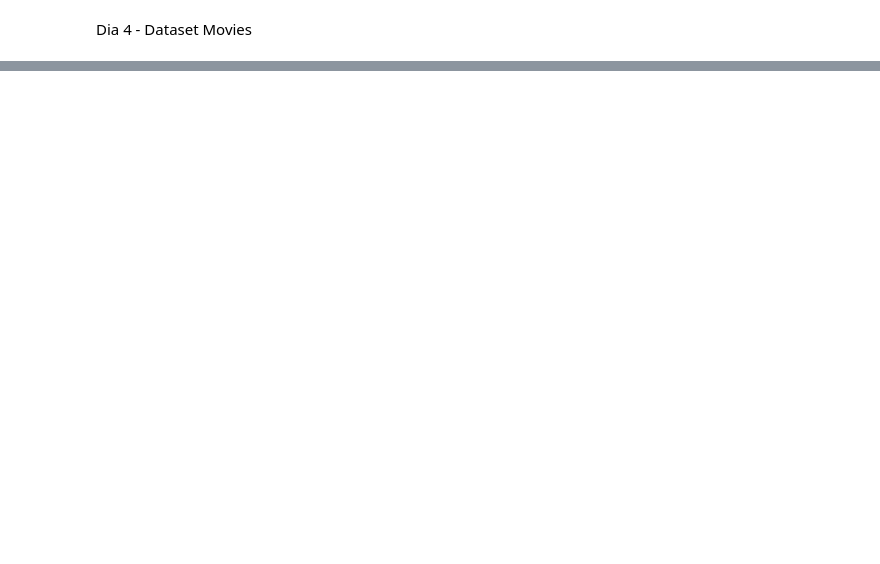
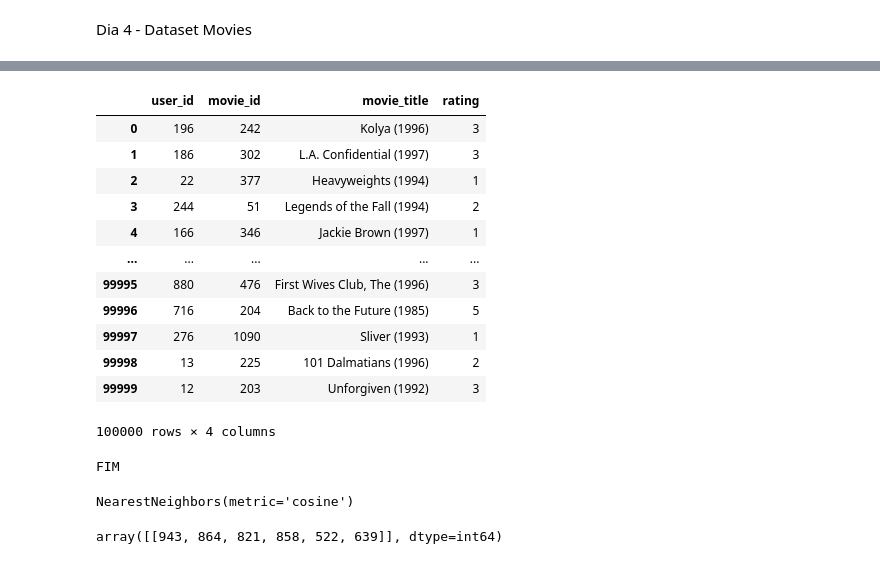
Before and after one commit to riquelmept/7DaysOfCode-DataScience, a Jupyter notebook: 04-7-days-of-code-cd.ipynb, the cells around one changed output, grey strips where cells are left out. Drawn from its saved outputs; the diff is of its cells as text; code cells hidden in the pictures; blank space fills up the shorter version.

```diff
--- a/04-7-days-of-code-cd.ipynb
+++ b/04-7-days-of-code-cd.ipynb
@@ -792,0 +34,3 @@ sugestoes(944)
+# %%
+data_filmes = pd.read_csv('C:/Users/patri/OneDrive/Documentos/Códigos/Python/7-days-of-code-CD/Data/ml-100k/u.item', sep='|', encoding='latin-1', header=None)
+data_filmes.head()
@@ -792,0 +45,3 @@ sugestoes(944)
+# %%
+data_notas = pd.read_csv('C:/Users/patri/OneDrive/Documentos/Códigos/Python/7-days-of-code-CD/Data/ml-100k/u.data', sep='\t', header = None)
+data_notas.head()
@@ -792,0 +55,6 @@ sugestoes(944)
+# %%
+#Renomeando e filtrando as colunas
+
+data_notas.rename(columns={0 :'user_id', 1:'movie_id', 2:'rating', 3:'timestamp'}, inplace=True)
+data_notas = data_notas[['user_id', 'movie_id', 'rating']]
+data_notas
@@ -792,0 +75,9 @@ sugestoes(944)
+# %%
+#Renomeando e filtrando as colunas da base de filmes.
+
+data_filmes.rename(columns={0: 'movie_id', 1: 'movie_title', 2: 'release_date', 3: 'video_release_date', 4: 'imdb_url', 5:
+'unknown', 6: 'action', 7: 'adventure', 8: 'animation', 9: 'childrens', 10: 'comedy', 11: 'crime', 12:
+'documentary', 13: 'drama', 14: 'fantasy', 15: 'film_noir', 16: 'horror', 17: 'musical', 18: 'mystery', 19:
+'romance', 20: 'scifi', 21: 'thriller', 22: 'war', 23: 'western'}, inplace=True)
+data_filmes = data_filmes[['movie_id','movie_title']]
+data_filmes
@@ -792,0 +98,20 @@ sugestoes(944)
+# %%
+# Juntando as tabelas. Agora mostra o usuário, o que ele viu e qual a nota ele deu
+
+df_ttd = pd.merge(data_notas, data_filmes, on='movie_id', how='left')
+df_ttd = df_ttd[['user_id', 'movie_id', 'movie_title', 'rating']]
+df_ttd
+# %% [output]
+|  | user_id | movie_id | movie_title | rating |
+| 0 | 196 | 242 | Kolya (1996) | 3 |
+| 1 | 186 | 302 | L.A. Confidential (1997) | 3 |
+| 2 | 22 | 377 | Heavyweights (1994) | 1 |
+| 3 | 244 | 51 | Legends of the Fall (1994) | 2 |
+| 4 | 166 | 346 | Jackie Brown (1997) | 1 |
+| ... | ... | ... | ... | ... |
+| 99995 | 880 | 476 | First Wives Club, The (1996) | 3 |
+| 99996 | 716 | 204 | Back to the Future (1985) | 5 |
+| 99997 | 276 | 1090 | Sliver (1993) | 1 |
+| 99998 | 13 | 225 | 101 Dalmatians (1996) | 2 |
+| 99999 | 12 | 203 | Unforgiven (1992) | 3 |
+100000 rows × 4 columns
@@ -792,0 +122,32 @@ sugestoes(944)
+# %%
+# Subindo minhas notas para os filmes
+
+contador = 0
+nome = input('Digite seu nome: ')
+while contador < 5:
+    sorteio = randint(0, len(data_filmes) - 1)
+    dica = data_filmes['movie_title'][sorteio]
+    nota = int(input(f"Nota para {dica}"))
+    if nota > 0 :
+        contador += 1
+        usuario_nome = {'user_id': nome, 'movie_title' : dica, 'rating' : nota}
+        df_ttd = pd.concat([df_ttd, pd.DataFrame([usuario_nome])], ignore_index=True)
+print('FIM')
+# %% [output]
+FIM
+# %%
+# Pivot deixa em um formato que produz a intersecção do usuário e  filme, mostrando a nota
+
+# Fillna preenche valores nulos. Importante na hora da fórmula
+
+#não é possível usar apenas o pivot porque o indice é duplicado
+
+
+recomendacao = df_ttd.pivot_table(index='user_id', columns='movie_title', values='rating').fillna(0)
+
+# Criando o modelo e alimentando com as informações
+
+modelo = NearestNeighbors(metric='cosine')
+modelo.fit(recomendacao)
+# %% [output]
+NearestNeighbors(metric='cosine')
@@ -792,0 +158,4 @@ sugestoes(944)
+# %%
+vizinhos
+# %% [output]
+array([[943, 864, 821, 858, 522, 639]], dtype=int64)
```
Also changed, not shown: parts of 95 cells of this notebook.
